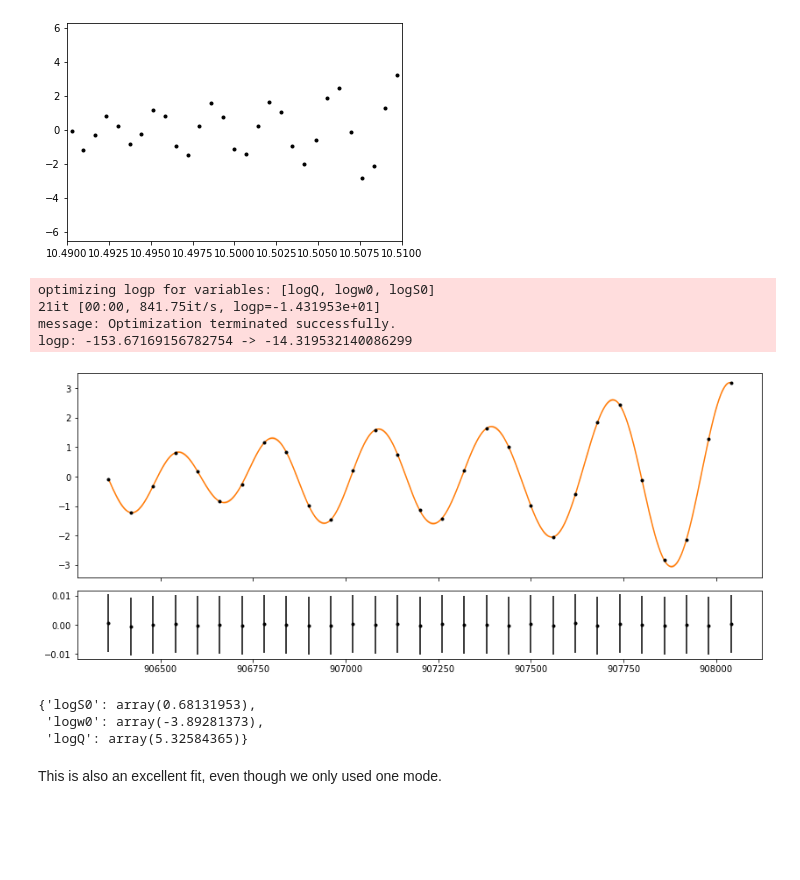
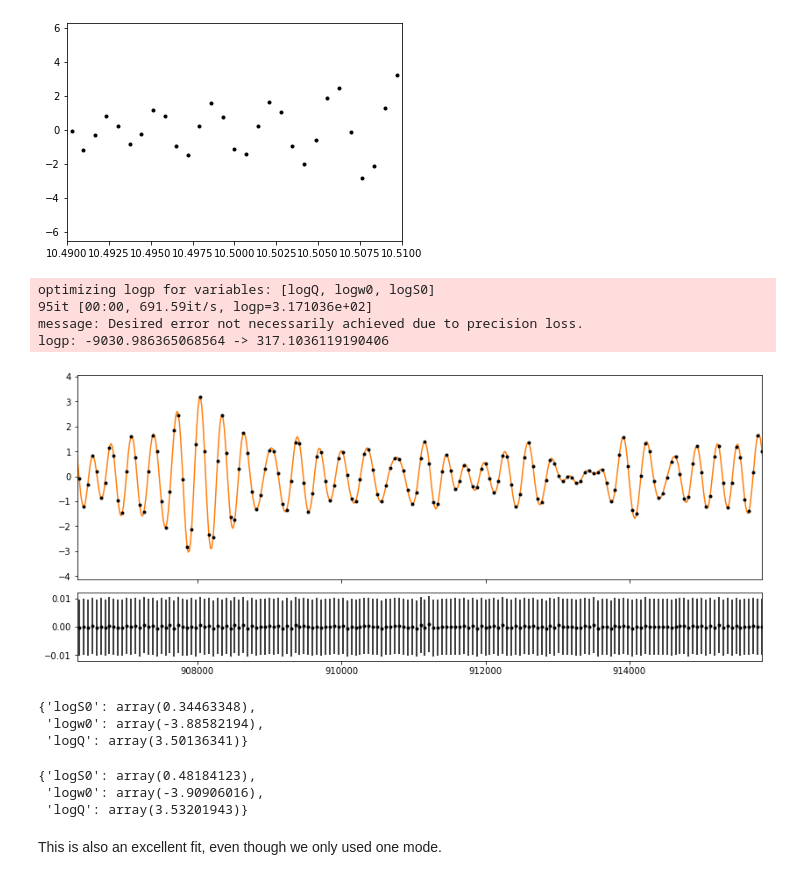
Before and after one commit to megbedell/pmodes, a Jupyter notebook: experiments/02-gp-fitting.ipynb, the cells around one changed output. Saved outputs shown, nothing was run; the diff lists cells and outputs as text; code cells hidden in the pictures; blank space fills up the shorter version.

```diff
--- a/experiments/02-gp-fitting.ipynb
+++ b/experiments/02-gp-fitting.ipynb
@@ -98,11 +98,11 @@ plt.xlim([10.49,10.51]);
 # %% [output]
 [figure]
 # %%
-inds = (ts_multimode > 10.49 * 86400) & (ts_multimode < 10.51 * 86400)
+inds = (ts_multimode > 10. * 86400) & (ts_multimode < 12. * 86400)
 t = ts_multimode[inds]
 y = rvs_multimode[inds]
 yerr = np.zeros_like(y) + 0.01 # 1 cm/s homogeneous error - made up!
-t_grid = np.linspace(t[0], t[-1], 1000)
+t_grid = np.linspace(t[0], t[-1], 10000)
 with pm.Model() as model:
 
     logS0 = pm.Normal("logS0", mu=0.0, sd=15.0, testval=np.log(np.var(rvs_onemode)))
@@ -123,29 +123,37 @@ with model:
     y_pred = xo.eval_in_model(gp.predict(t), map_soln)
 # %% [output]
 optimizing logp for variables: [logQ, logw0, logS0]
-21it [00:00, 841.75it/s, logp=-1.431953e+01]
-message: Optimization terminated successfully.
-logp: -153.67169156782754 -> -14.319532140086299
+95it [00:00, 691.59it/s, logp=3.171036e+02]
+message: Desired error not necessarily achieved due to precision loss.
+logp: -9030.986365068564 -> 317.1036119190406
 # %%
 fig, (ax1,ax2) = plt.subplots(2, 1, figsize=(14,6), sharex=True,
                               gridspec_kw={'height_ratios':[3,1], 'hspace':0.1})
 ax1.errorbar(t, y, yerr=yerr, fmt=".k", capsize=0, label="data")
 
 # Plot the prediction and the 1-sigma uncertainty
 sd = np.sqrt(var)
 art = ax1.fill_between(t_grid, mu + sd, mu - sd, color="C1", alpha=0.3)
 art.set_edgecolor("none")
 ax1.plot(t_grid, mu, color="C1", label="prediction")
 
-ax2.errorbar(t, y - y_pred, yerr=yerr, fmt=".k", capsize=0, label="resids");
+ax2.errorbar(t, y - y_pred, yerr=yerr, fmt=".k", capsize=0, label="resids")
+
+ax2.set_xlim(np.array([10.49,10.6]) * 86400);
 # %% [output]
-[figure, old version]
+[figure, new version]
+# %%
+map_soln
+# %% [output]
+{'logS0': array(0.34463348),
+ 'logw0': array(-3.88582194),
+ 'logQ': array(3.50136341)}
 # %%
 map_soln
 # %% [output]
-{'logS0': array(0.68131953),
- 'logw0': array(-3.89281373),
- 'logQ': array(5.32584365)}
+{'logS0': array(0.48184123),
+ 'logw0': array(-3.90906016),
+ 'logQ': array(3.53201943)}
 # %% [markdown]
 This is also an excellent fit, even though we only used one mode.
 # %% [markdown]
```
Also changed, not shown: parts of 6 cells of this notebook, 2 other files.
